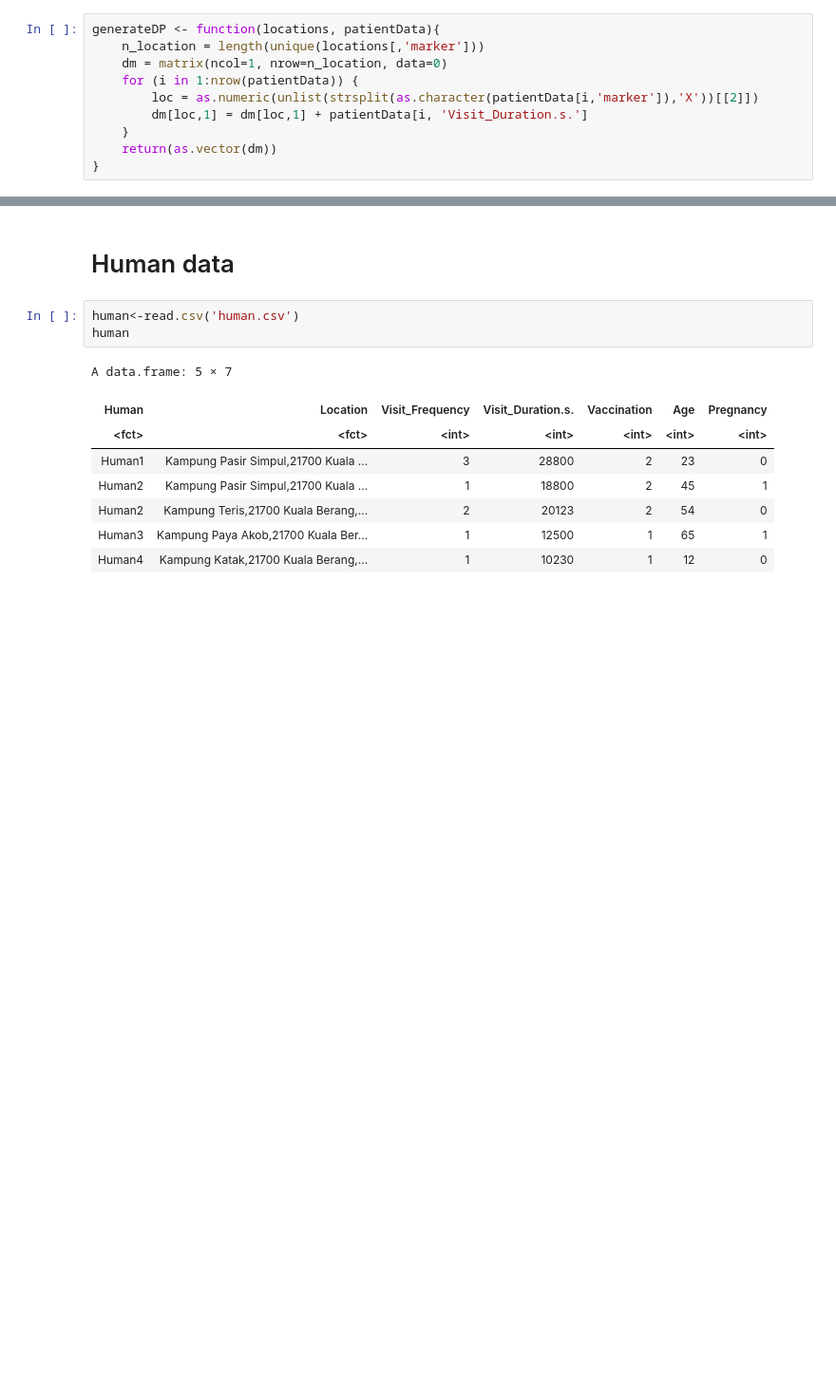
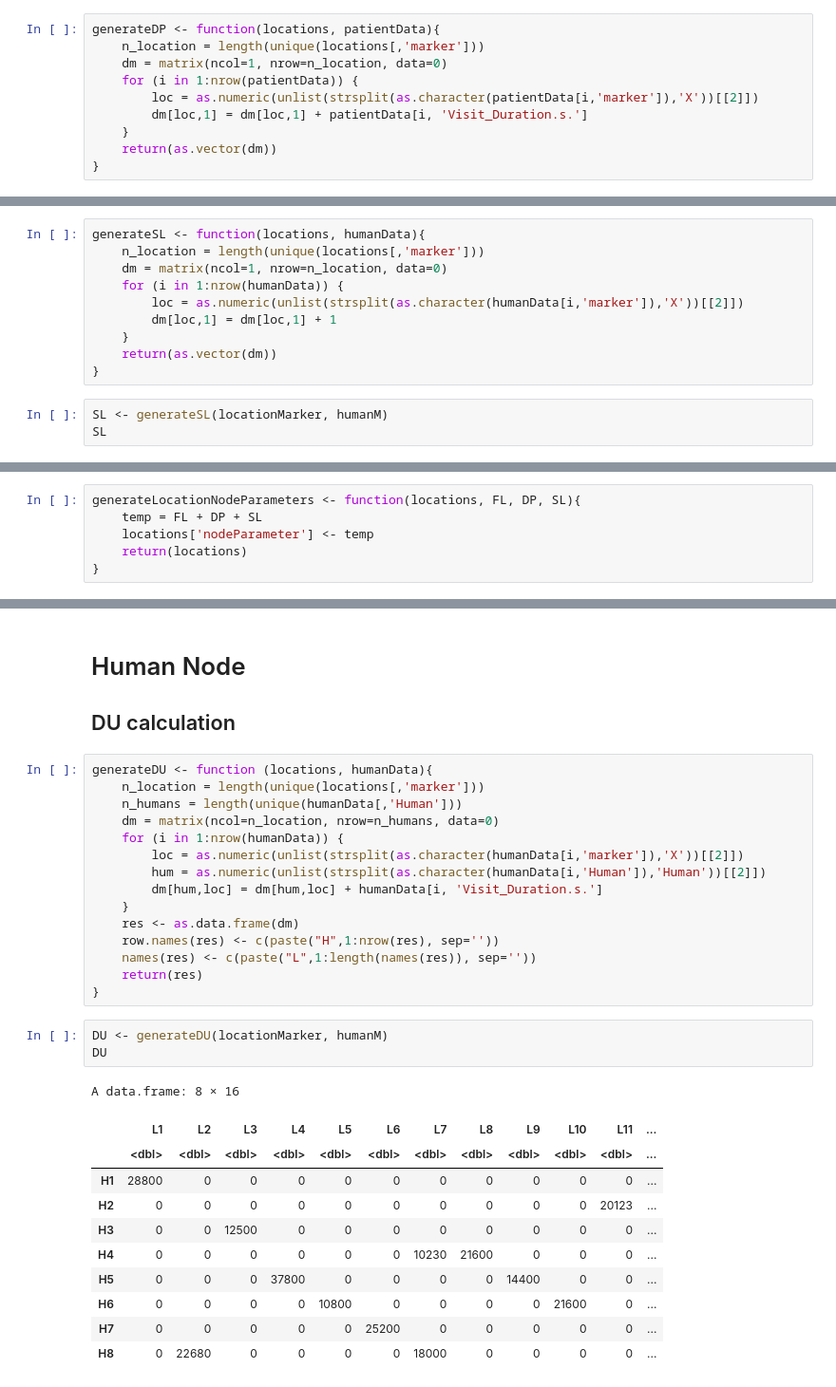
Before and after one commit to ludwigHoon/BPTNW, a Jupyter notebook: Bipartite Network Modelling for Measles Hotspot Detection.ipynb, the cells around one changed output, grey strips where cells are left out. Shown at 95% size. Saved outputs shown, nothing was run; the diff lists cells and outputs as text; blank space fills up the shorter version.

Commit message:
computation of parameters - completed

```diff
--- a/Bipartite Network Modelling for Measles Hotspot Detection.ipynb
+++ b/Bipartite Network Modelling for Measles Hotspot Detection.ipynb
@@ -198,0 +261,13 @@ generateDP(locationMarker, patientM)
+# %%
+generateSL <- function(locations, humanData){
+    n_location = length(unique(locations[,'marker']))
+    dm = matrix(ncol=1, nrow=n_location, data=0)
+    for (i in 1:nrow(humanData)) {
+        loc = as.numeric(unlist(strsplit(as.character(humanData[i,'marker']),'X'))[[2]])
+        dm[loc,1] = dm[loc,1] + 1
+    }
+    return(as.vector(dm))
+}
+# %%
+SL <- generateSL(locationMarker, humanM)
+SL
@@ -198,0 +276,6 @@ generateDP(locationMarker, patientM)
+# %%
+generateLocationNodeParameters <- function(locations, FL, DP, SL){
+    temp = FL + DP + SL
+    locations['nodeParameter'] <- temp
+    return(locations)
+}
@@ -199,15 +304,34 @@ generateDP(locationMarker, patientM)
 # %% [markdown]
-# Human data
+# Human Node
+## DU calculation
-# %%
-human<-read.csv('human.csv')
-human
-# %% [output]
-A data.frame: 5 × 7
-| Human | Location | Visit_Frequency | Visit_Duration.s. | Vaccination | Age | Pregnancy |
-| <fct> | <fct> | <int> | <int> | <int> | <int> | <int> |
-| Human1 | Kampung Pasir Simpul,21700 Kuala ... | 3 | 28800 | 2 | 23 | 0 |
-| Human2 | Kampung Pasir Simpul,21700 Kuala ... | 1 | 18800 | 2 | 45 | 1 |
-| Human2 | Kampung Teris,21700 Kuala Berang,... | 2 | 20123 | 2 | 54 | 0 |
-| Human3 | Kampung Paya Akob,21700 Kuala Ber... | 1 | 12500 | 1 | 65 | 1 |
-| Human4 | Kampung Katak,21700 Kuala Berang,... | 1 | 10230 | 1 | 12 | 0 |
+# %%
+generateDU <- function (locations, humanData){
+    n_location = length(unique(locations[,'marker']))
+    n_humans = length(unique(humanData[,'Human']))
+    dm = matrix(ncol=n_location, nrow=n_humans, data=0)
+    for (i in 1:nrow(humanData)) {
+        loc = as.numeric(unlist(strsplit(as.character(humanData[i,'marker']),'X'))[[2]])
+        hum = as.numeric(unlist(strsplit(as.character(humanData[i,'Human']),'Human'))[[2]])
+        dm[hum,loc] = dm[hum,loc] + humanData[i, 'Visit_Duration.s.']
+    }
+    res <- as.data.frame(dm)
+    row.names(res) <- c(paste("H",1:nrow(res), sep=''))
+    names(res) <- c(paste("L",1:length(names(res)), sep=''))
+    return(res)
+}
+# %%
+DU <- generateDU(locationMarker, humanM)
+DU
+# %% [output]
+A data.frame: 8 × 16
+|  | L1 | L2 | L3 | L4 | L5 | L6 | L7 | L8 | L9 | L10 | L11 | ... |
+|  | <dbl> | <dbl> | <dbl> | <dbl> | <dbl> | <dbl> | <dbl> | <dbl> | <dbl> | <dbl> | <dbl> | ... |
+| H1 | 28800 | 0 | 0 | 0 | 0 | 0 | 0 | 0 | 0 | 0 | 0 | ... |
+| H2 | 0 | 0 | 0 | 0 | 0 | 0 | 0 | 0 | 0 | 0 | 20123 | ... |
+| H3 | 0 | 0 | 12500 | 0 | 0 | 0 | 0 | 0 | 0 | 0 | 0 | ... |
+| H4 | 0 | 0 | 0 | 0 | 0 | 0 | 10230 | 21600 | 0 | 0 | 0 | ... |
+| H5 | 0 | 0 | 0 | 37800 | 0 | 0 | 0 | 0 | 14400 | 0 | 0 | ... |
+| H6 | 0 | 0 | 0 | 0 | 10800 | 0 | 0 | 0 | 0 | 21600 | 0 | ... |
+| H7 | 0 | 0 | 0 | 0 | 0 | 25200 | 0 | 0 | 0 | 0 | 0 | ... |
+| H8 | 0 | 22680 | 0 | 0 | 0 | 0 | 18000 | 0 | 0 | 0 | 0 | ... |
 # %% [markdown]
```
Also changed, not shown: parts of 34 cells of this notebook, 1 other file.
